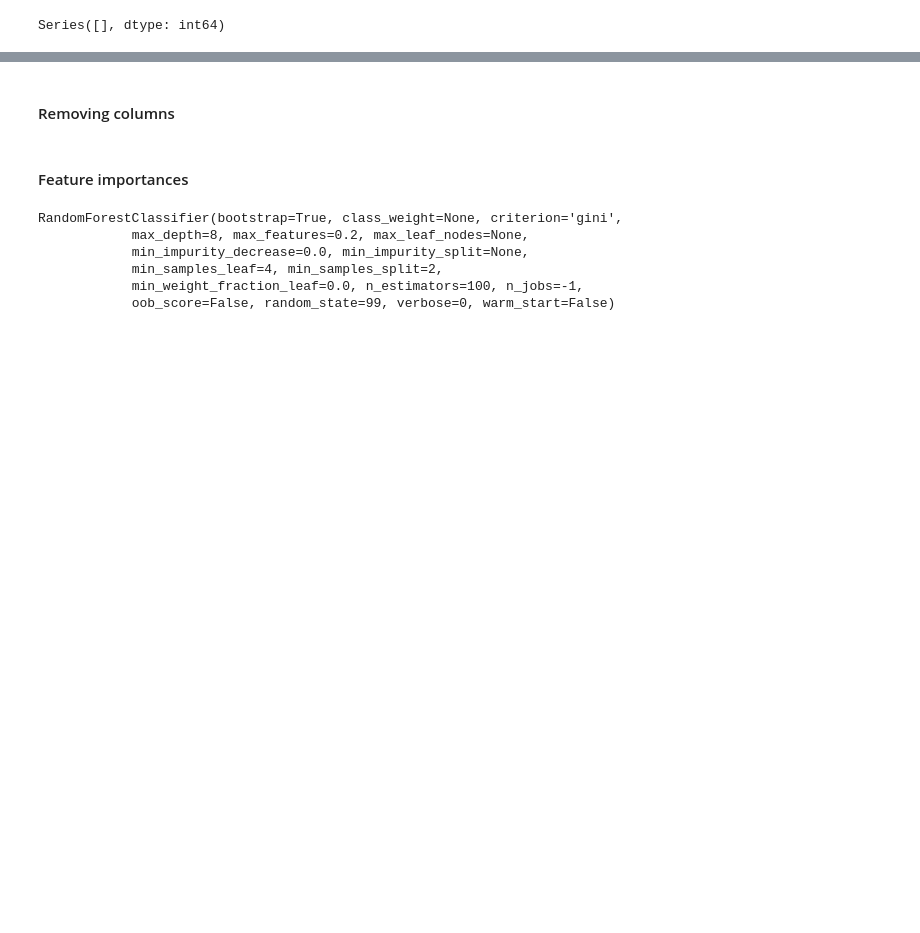
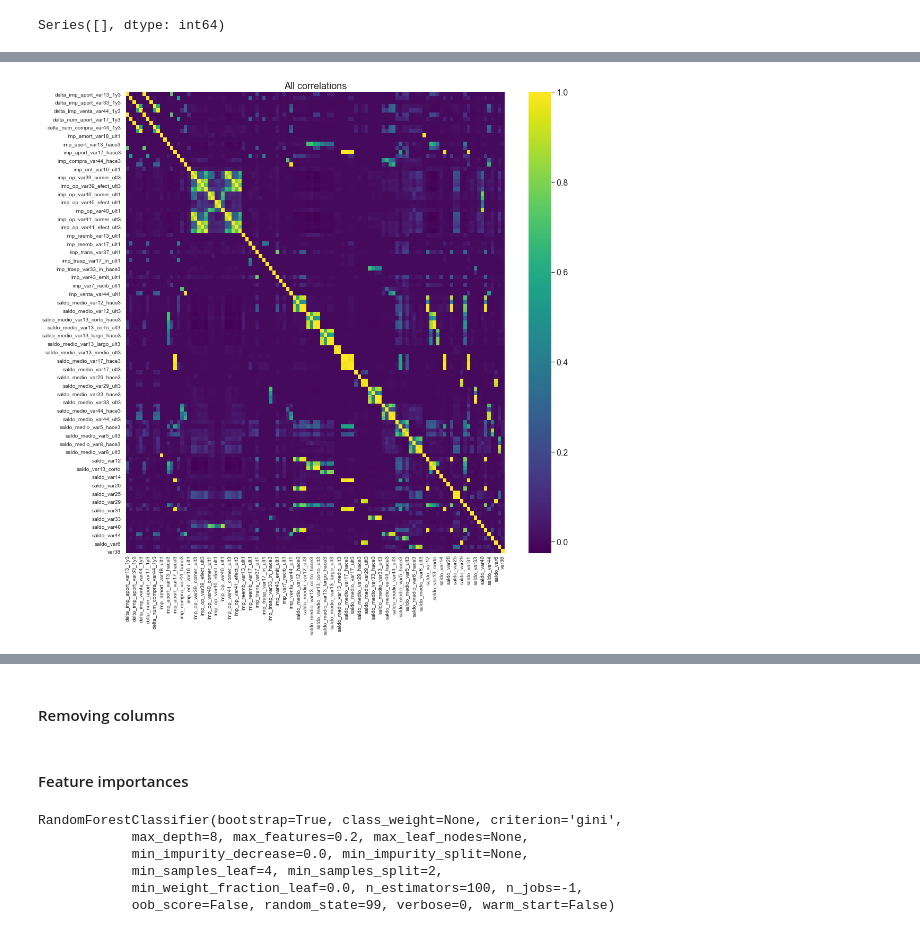
Before and after one commit to marcoayamada/santander_customer_satisfaction, a Jupyter notebook: eda.ipynb, the cells around one changed output, grey strips where cells are left out. Saved outputs shown, nothing was run; the diff lists cells and outputs as text; code cells hidden in the pictures; blank space fills up the shorter version.

```diff
--- a/eda.ipynb
+++ b/eda.ipynb
@@ -121,0 +205,14 @@ Series([], dtype: int64)
+# %%
+col_ordinal = sorted(meta_data[(meta_data['level']=='ordinal') & (meta_data['keep'])].index)
+col_nominal = sorted(meta_data[(meta_data['level']=='nominal') & (meta_data['keep'])].index)
+col_interval = sorted(meta_data[(meta_data['level']=='interval') & (meta_data['keep'])].index)
+col_binary = sorted(meta_data[(meta_data['level']=='binary') & (meta_data['keep'])].index)
+# %%
+plt.figure(figsize=(16,16))
+plt.xticks(fontsize=10)
+plt.yticks(fontsize=10)
+
+sns.heatmap(df[col_interval].corr(), cmap='viridis')
+cfg_plot('All correlations', rotation=90)
+# %% [output]
+[figure, added]
```
Also changed, not shown: parts of 25 cells of this notebook.
